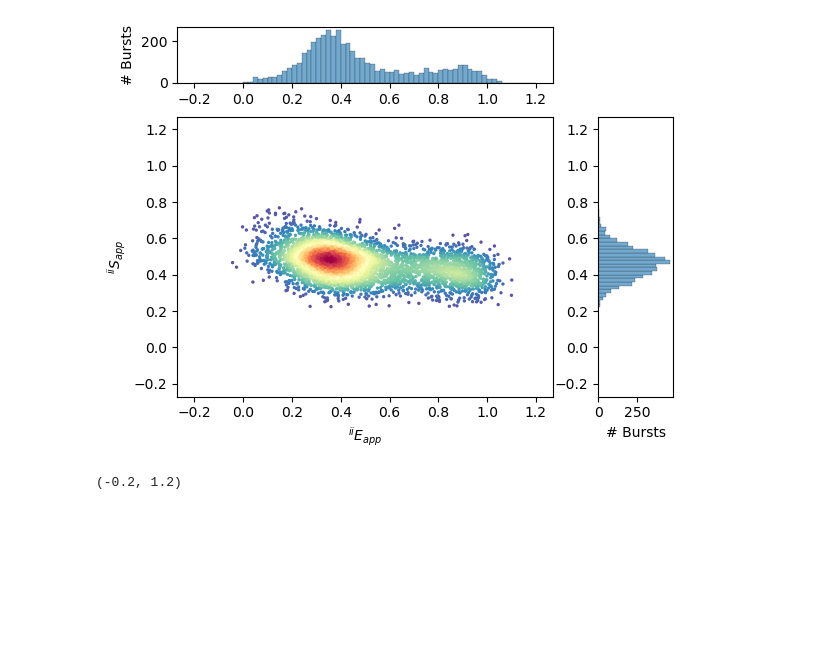
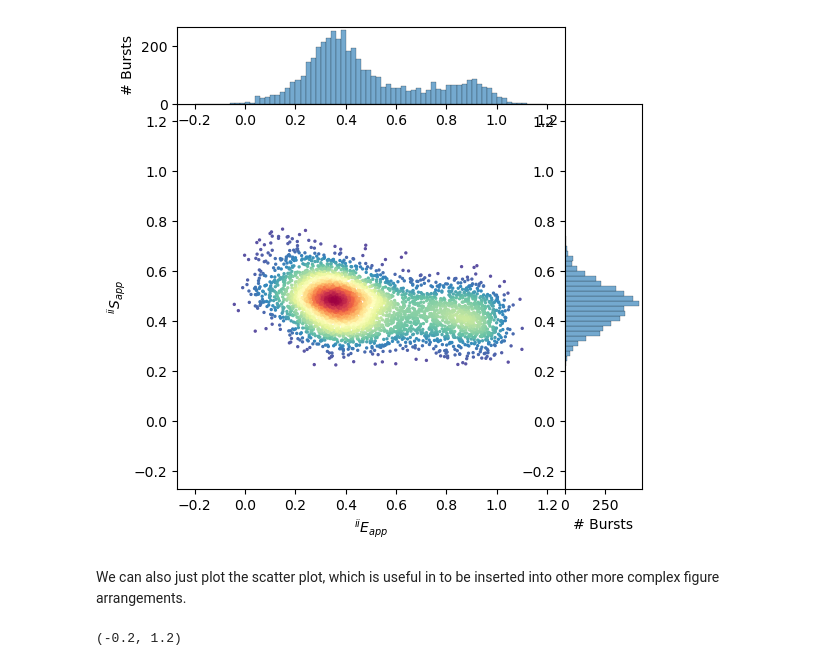
Before and after one commit to OpenSMFS/smfBursts, a Jupyter notebook: docs/source/ESplotTutorial.ipynb, the cells around one changed output. Saved outputs shown, nothing was run; the diff lists cells and outputs as text; code cells hidden in the pictures; blank space fills up the shorter version.

```diff
--- a/docs/source/ESplotTutorial.ipynb
+++ b/docs/source/ESplotTutorial.ipynb
@@ -14,4 +42,4 @@ data = smf.photonHDF5.regularize_dets(raw)
 # %%
-dbg = smf.fretfactory.make_bg(data, func=smf.bg.exp_mlefit, auto_threshold=True, tail_min=5e-4, F_bg=2.0)
-dbs = smf.fretfactory.make_burst_search(bg=dbg['bg'], streams=(smf.PhSel('0ex'), smf.PhSel('1ex1em')), m=10, F=6.0)
+dbg = smf.fretfactory.make_bg(data, func=smf.bg.exp_mlefit, tail_min=5e-4, auto_threshold=True, F_bg=2.0)
+dbs = smf.fretfactory.make_burst_search(bg=dbg['bg'], streams=(smf.PhSel('0ex'), smf.PhSel('1ex1em')), m=10, F=6.0) # example of DCBS
 gate = smf.make_geq_gate(dbs['NphDex_bg'], 30.0) & smf.make_geq_gate(dbs['NphAA_bg'], 30.0)
@@ -18,9 +57,14 @@ gate = smf.make_geq_gate(dbs['NphDex_bg'], 30.0) & smf.make_geq_gate(dbs['NphAA_
 # %%
-axs, cout, xout, yout = smf.plot.jointplot(data, dbs['E_bg'], dbs['S_bg'], gate=gate,
+fig = plt.figure(figsize=(6,6))
+axs, cout, xout, yout = smf.plot.jointplot(data, dbs['E_bg'], dbs['S_bg'], gate=gate, # note the ... before = is not useed in the rest of the tutorial
                                            cplot_kwargs=smf.fretfactory.ALEXdefaults['scatter',('point_func',smf.plot.density_kde),('cmap','Spectral_r')],
-                                           hplot_kwargs=smf.fretfactory.ALEXdefaults['histbar', ('bins', 'ratio_bins')])
+                                           hplot_kwargs=smf.fretfactory.ALEXdefaults['histbar', ('bins', 'ratio_bins')],
+                                           gridspec_kwargs={'hspace':0, 'wspace':0},
+                                           fig=fig)
 # %% [output]
-[figure, old version]
+[figure, new version]
+# %% [markdown]
+We can also just plot the scatter plot, which is useful in to be inserted into other more complex figure arrangements.
 # %%
 fig, ax = plt.subplots(1,1, figsize=(6,6))
 smf.plot.scatter(data, dbs['E_bg'], dbs['S_bg'], gate=gate, ax=ax, **smf.fretfactory.ALEXdefaults['scatter'])
```
Also changed, not shown: parts of 11 cells of this notebook, 39 other files.
